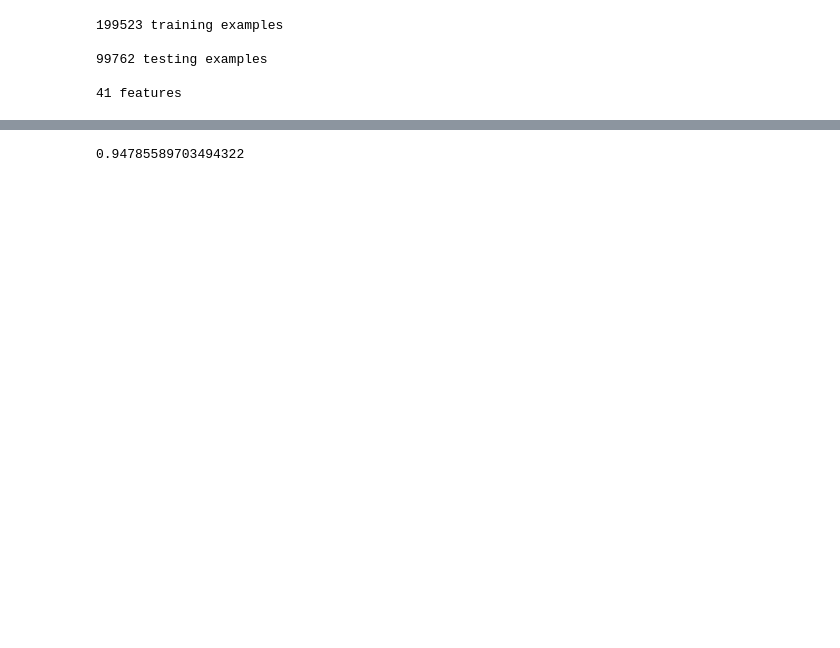
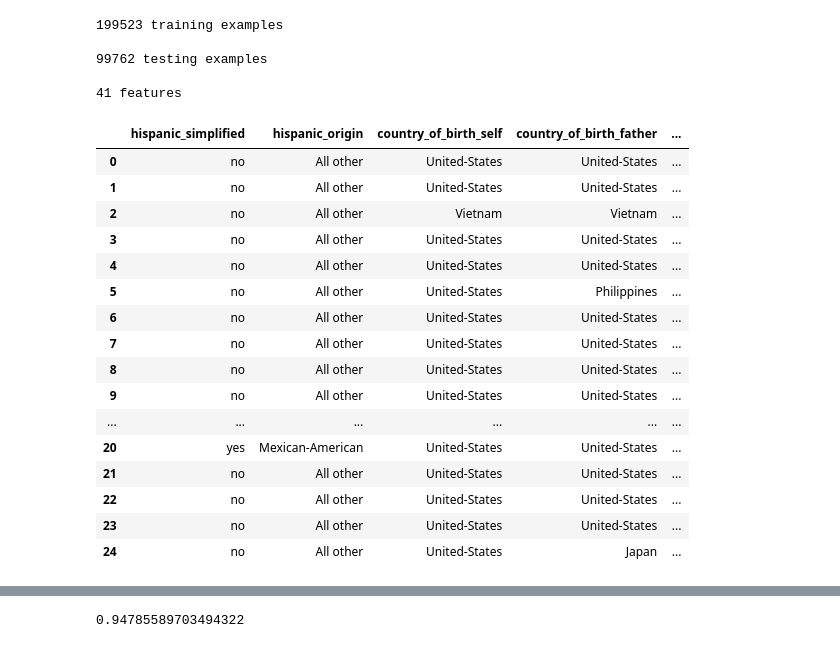
Before and after one commit to pgagliar/Us_census_94_95, a Jupyter notebook: Ipython_Notebook/Model.ipynb, the cells around one changed output, grey strips where cells are left out. Saved outputs shown, nothing was run; the diff lists cells and outputs as text; code cells hidden in the pictures; blank space fills up the shorter version.

```diff
--- a/Ipython_Notebook/Model.ipynb
+++ b/Ipython_Notebook/Model.ipynb
@@ -54,4 +52,38 @@ def normalized(df):
         df.loc[:,c]=(df[int64Column]-df[int64Column].mean())/df[int64Column].std()
     return df
 df_total=normalized(df_total)
+# %%
+# 5.Complete missing value hispanic_origins:
+df_total['hispanic_simplified']='no'
+df_hispanic=df_total[['hispanic_origin','country_of_birth_self', 'country_of_birth_father','country_of_birth_mother']]
+
+yes=['Central or South American','Mexican (Mexicano)','Mexican-American','Other Spanish','Puerto Rican','Cuban','Chicano']
+hispanic_countries=['Mexico','Puerto-Rico','Ecuador','Guatemala','Nicaragua','Guatemala','Nicaragua','Cuba','Dominican-Republic','El-Salvador']
+
+
+c1=df_hispanic.hispanic_origin.isin(yes)
+c2=df_hispanic.country_of_birth_self.isin(hispanic_countries)
+c3=df_hispanic.country_of_birth_father.isin(hispanic_countries)
+c4=df_hispanic.country_of_birth_mother.isin(hispanic_countries)
+
+df_total.loc[(c1 | c2 | c3 | c4),'hispanic_simplified']='yes'
+df_total[['hispanic_simplified','hispanic_origin','country_of_birth_self', 'country_of_birth_father','country_of_birth_mother']].head(25)
+# %% [output]
+|  | hispanic_simplified | hispanic_origin | country_of_birth_self | country_of_birth_father | ... |
+| 0 | no | All other | United-States | United-States | ... |
+| 1 | no | All other | United-States | United-States | ... |
+| 2 | no | All other | Vietnam | Vietnam | ... |
+| 3 | no | All other | United-States | United-States | ... |
+| 4 | no | All other | United-States | United-States | ... |
+| 5 | no | All other | United-States | Philippines | ... |
+| 6 | no | All other | United-States | United-States | ... |
+| 7 | no | All other | United-States | United-States | ... |
+| 8 | no | All other | United-States | United-States | ... |
+| 9 | no | All other | United-States | United-States | ... |
+| ... | ... | ... | ... | ... | ... |
+| 20 | yes | Mexican-American | United-States | United-States | ... |
+| 21 | no | All other | United-States | United-States | ... |
+| 22 | no | All other | United-States | United-States | ... |
+| 23 | no | All other | United-States | United-States | ... |
+| 24 | no | All other | United-States | Japan | ... |
 # %%
```
Also changed, not shown: parts of 10 cells of this notebook, 1 other file.
